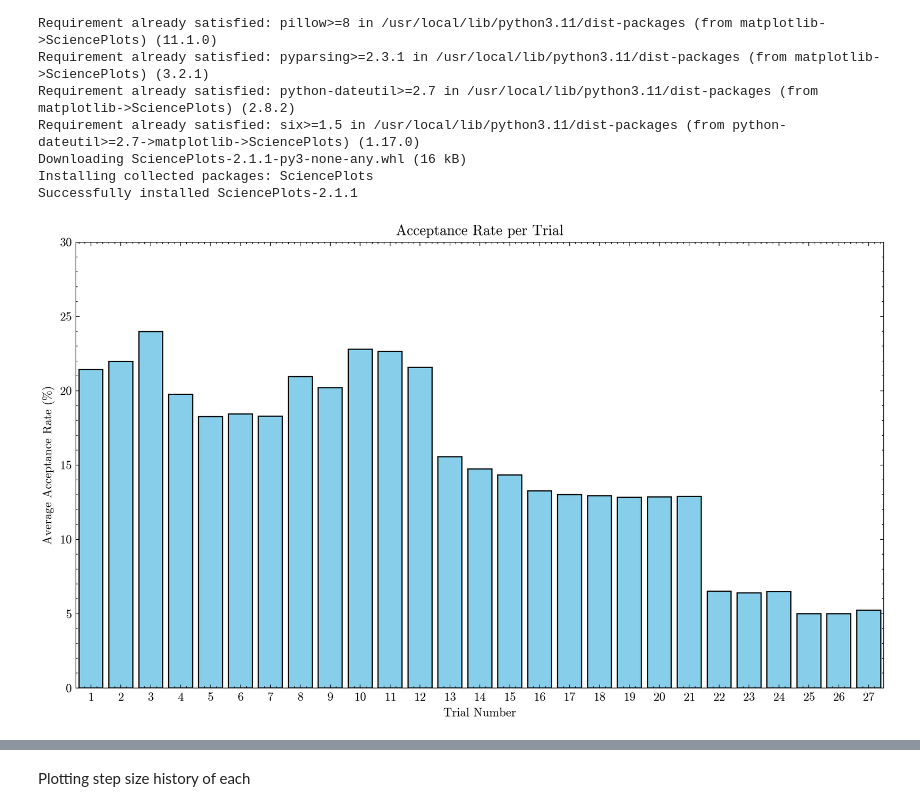
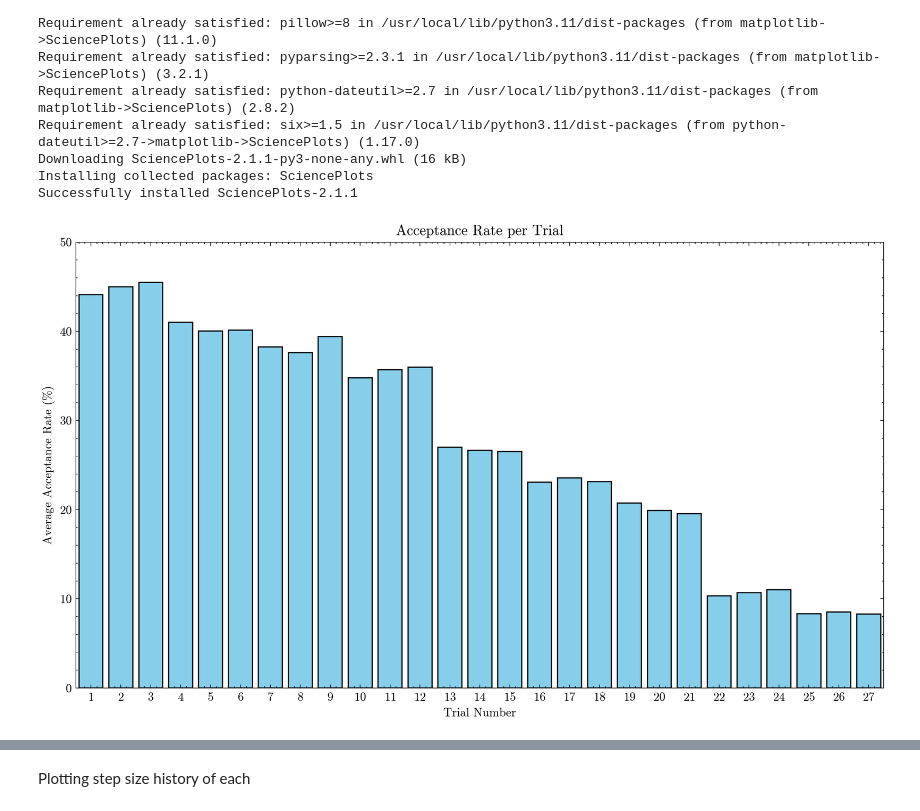
Before and after one commit to josephasal/cosmo_inference, a Jupyter notebook: mcmc/tuning_mcmc.ipynb, the cells around one changed output, grey strips where cells are left out. Saved outputs shown, nothing was run; the diff lists cells and outputs as text; code cells hidden in the pictures.

```diff
--- a/mcmc/tuning_mcmc.ipynb
+++ b/mcmc/tuning_mcmc.ipynb
@@ -112,6 +110,6 @@ results_df.to_pickle("adaptive_mcmc_results_final.pkl")
 # %%
 #loading in the csv with the results of the pilot run
-filepath = '/content/drive/MyDrive/Colab Notebooks/Bayesian Stats in Cosmology/Actual project code/adaptive_mcmc_results_final.pkl'
+filepath = '/content/drive/MyDrive/Colab Notebooks/Bayesian Stats in Cosmology/Restructured code/pilot_runs_adaptive_results.pkl'
 results_df = pd.read_pickle(filepath)
 
 results_df.head()
@@ -147,30 +145,30 @@ Successfully installed SciencePlots-2.1.1
 # %%
 import scienceplots
 
 
 #append df to have number of the trial to keep track
 results_df['trial'] = np.arange(1, len(results_df) +1)
 
 
 plt.style.use(['science', 'no-latex'])
 
 plt.figure(figsize=(10,6), dpi = 300)
 plt.bar(results_df['trial'], results_df['avg_alpha']*100,
         width=0.8, color='skyblue', edgecolor='black')
-plt.ylim(0,30)
+plt.ylim(0,50)
 plt.xlim([0.5,len(results_df)+0.5])
 plt.xlabel('Trial Number')
 plt.ylabel('Average Acceptance Rate (%)')
 plt.title('Acceptance Rate per Trial')
 plt.xticks(np.linspace(1,27,27))
 
 
 
 plt.tight_layout()
 
 plt.show()
 # %% [output]
-[figure, old version]
+[figure, new version]
 # %%
 #plot for ess for omega m and h
 
```
Also changed, not shown: parts of 11 cells of this notebook.
